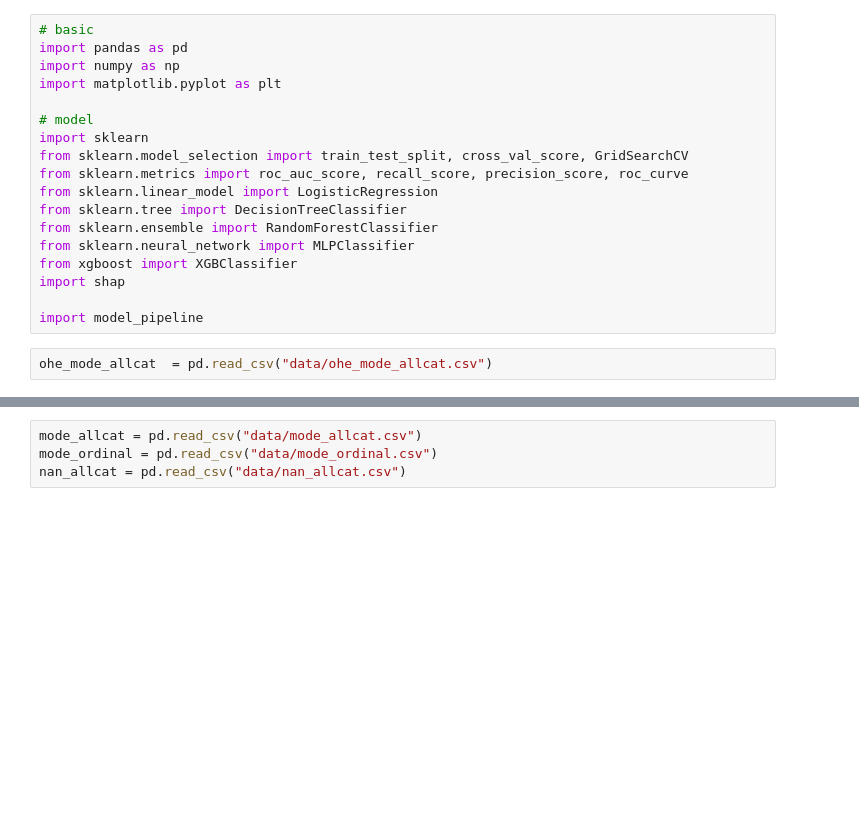
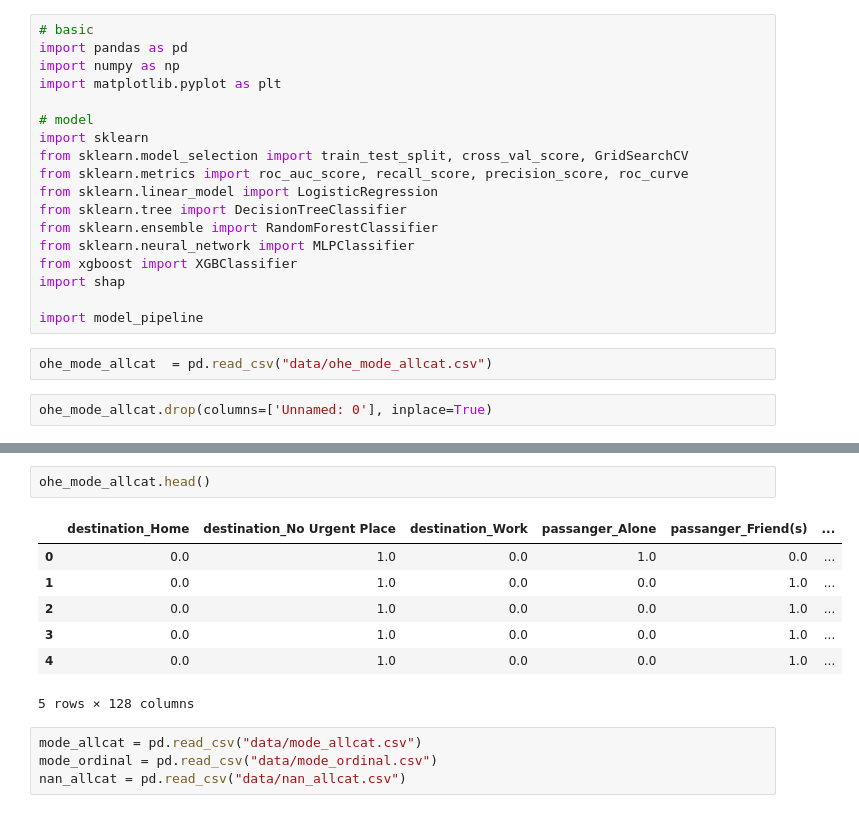
Before and after one commit to hyeniii/MSiA420-in_vehicle_coupon_recommendation, a Jupyter notebook: modeling_pipeline.ipynb, the cells around one changed output, grey strips where cells are left out. Saved outputs shown, nothing was run; the diff lists cells and outputs as text; blank space fills up the shorter version.

```diff
--- a/modeling_pipeline.ipynb
+++ b/modeling_pipeline.ipynb
@@ -18,3 +18,5 @@ import shap
 import model_pipeline
 # %%
 ohe_mode_allcat  = pd.read_csv("data/ohe_mode_allcat.csv")
+# %%
+ohe_mode_allcat.drop(columns=['Unnamed: 0'], inplace=True)
@@ -21,3 +44,13 @@ ohe_mode_allcat  = pd.read_csv("data/ohe_mode_allcat.csv")
+# %%
+ohe_mode_allcat.head()
+# %% [output]
+|  | destination_Home | destination_No Urgent Place | destination_Work | passanger_Alone | passanger_Friend(s) | ... |
+| 0 | 0.0 | 1.0 | 0.0 | 1.0 | 0.0 | ... |
+| 1 | 0.0 | 1.0 | 0.0 | 0.0 | 1.0 | ... |
+| 2 | 0.0 | 1.0 | 0.0 | 0.0 | 1.0 | ... |
+| 3 | 0.0 | 1.0 | 0.0 | 0.0 | 1.0 | ... |
+| 4 | 0.0 | 1.0 | 0.0 | 0.0 | 1.0 | ... |
+5 rows × 128 columns
 # %%
 mode_allcat = pd.read_csv("data/mode_allcat.csv")
 mode_ordinal = pd.read_csv("data/mode_ordinal.csv")
```
Also changed, not shown: parts of 2 cells of this notebook, 6 other files.
